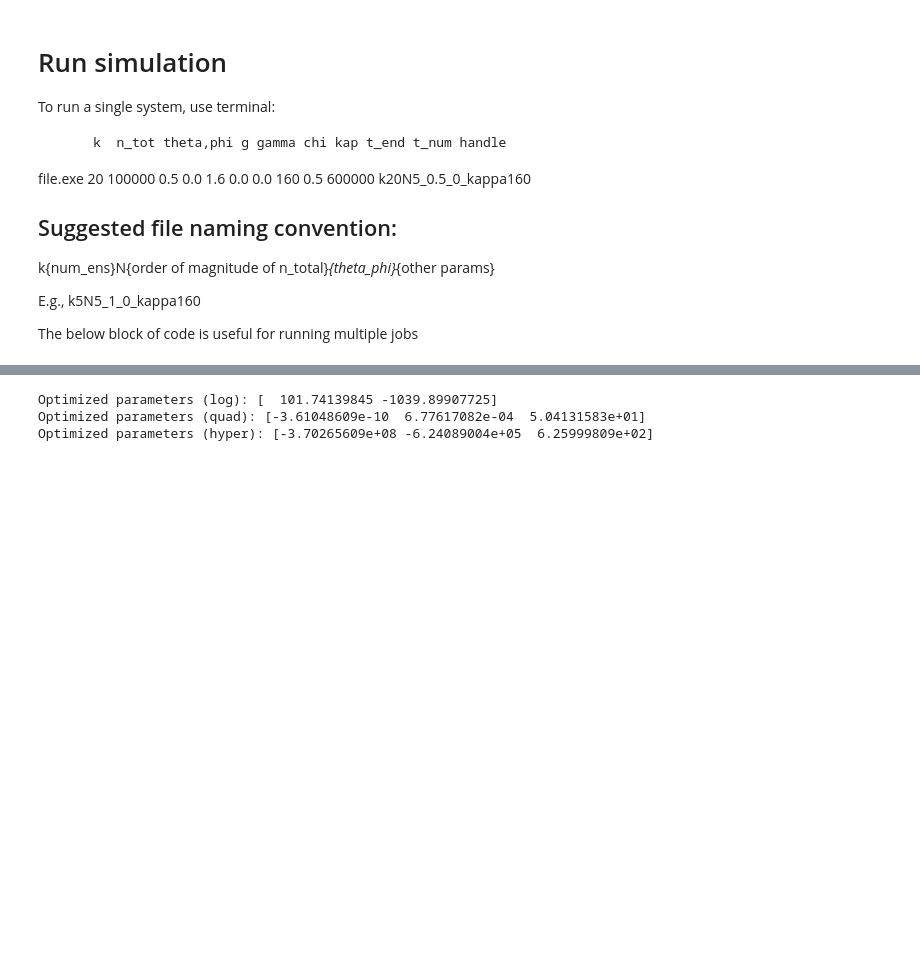
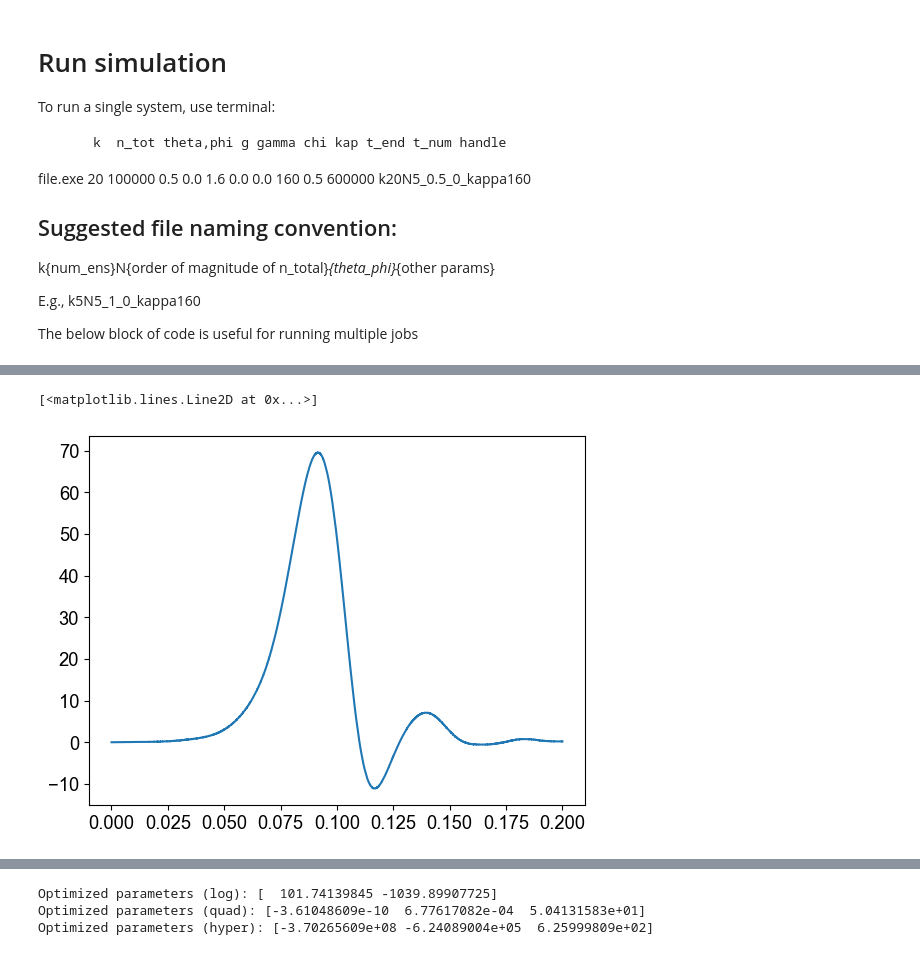
Before and after one commit to VodkaSin/Cuda_C_spin_sync, a Jupyter notebook: CUDA_code/cuda_run-fixed-head (1).ipynb, the cells around one changed output, grey strips where cells are left out. Cells and saved outputs as stored; diff of their text form; code cells hidden in the pictures; blank space fills up the shorter version.

```diff
--- a/CUDA_code/cuda_run-fixed-head (1).ipynb
+++ b/CUDA_code/cuda_run-fixed-head (1).ipynb
@@ -53,2 +135,10 @@ The below block of code is useful for running multiple jobs
+# %%
+W = utils.Wt(results[0][1])
+dt = results[0][0][-1]/np.size(results[0][0])
+I = -utils.diffentiate(dt, W)
+plt.plot(results[0][0][:-1], I)
+# %% [output]
+[<matplotlib.lines.Line2D at 0x...>]
+[figure, added]
 # %%
 #############################################################
```
Also changed, not shown: parts of 14 cells of this notebook, 3 other files.
